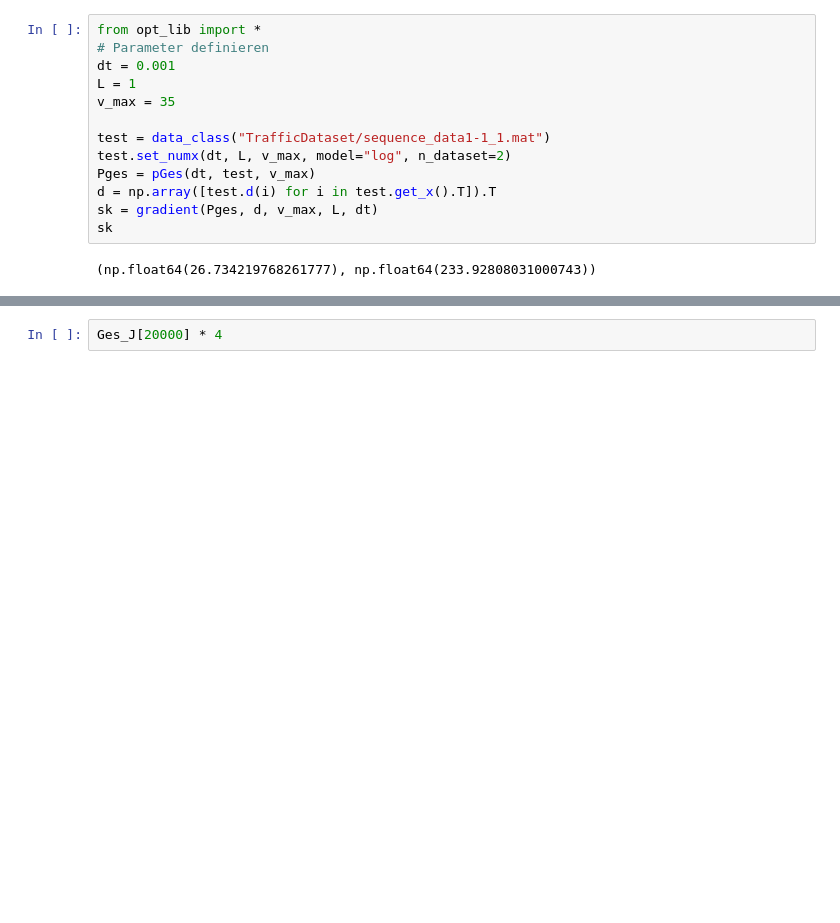
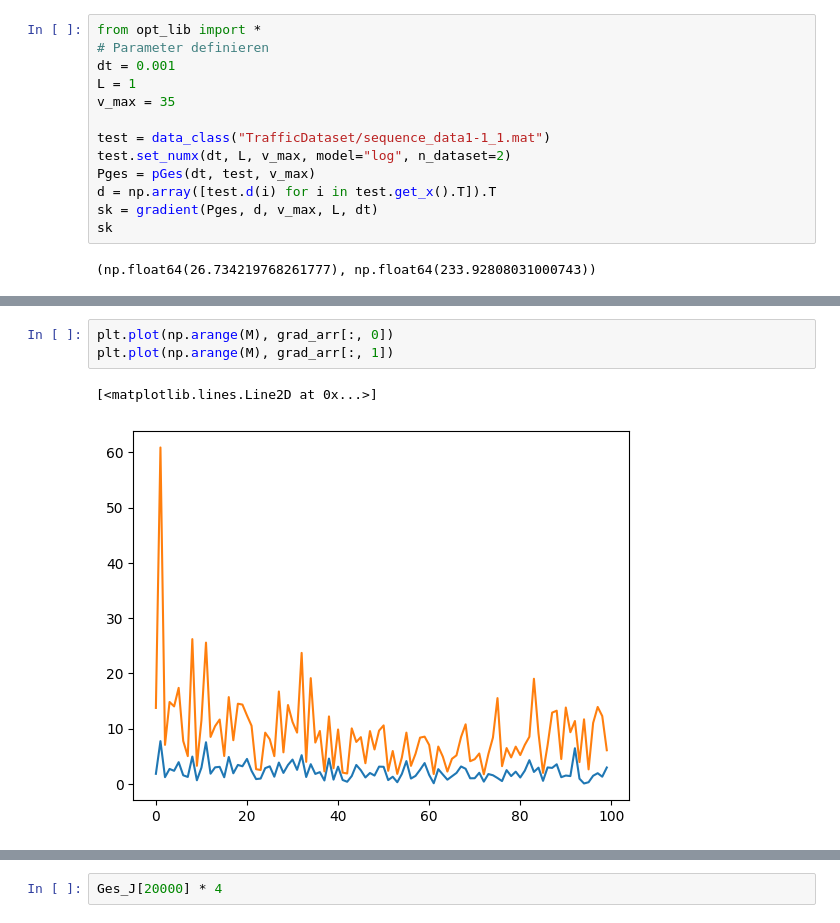
Before and after one commit to TimLockstedt/Opt1, a Jupyter notebook: A4_Tim.ipynb, the cells around one changed output, grey strips where cells are left out. Drawn from its saved outputs; the diff is of its cells as text; blank space fills up the shorter version.

```diff
--- a/A4_Tim.ipynb
+++ b/A4_Tim.ipynb
@@ -1025,3 +1025,9 @@ for j in range(100):
+# %%
+plt.plot(np.arange(M), grad_arr[:, 0])
+plt.plot(np.arange(M), grad_arr[:, 1])
+# %% [output]
+[<matplotlib.lines.Line2D at 0x...>]
+[figure, added]
 # %%
 v_max, L
 # %% [output]
```
Also changed, not shown: parts of 7 cells of this notebook.
